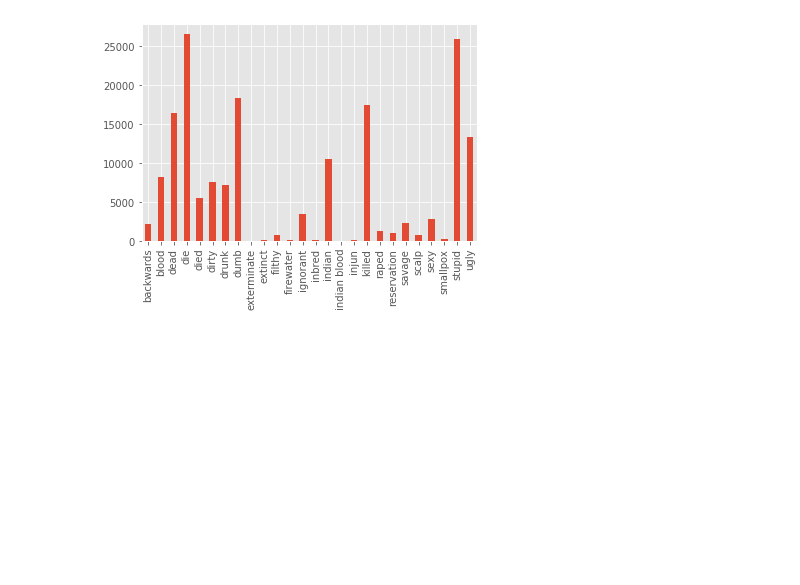
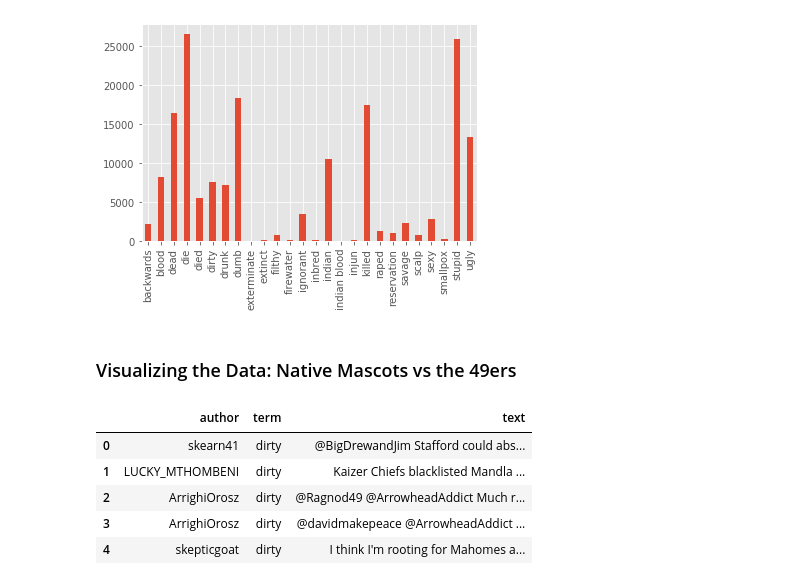
Before and after one commit to IndigenousEngineering/Not_Your_Mascot, a Jupyter notebook: Not_Your_Mascot_full.ipynb, the cells around one changed output. Cells and saved outputs as stored; diff of their text form; code cells hidden in the pictures; blank space fills up the shorter version.

```diff
--- a/Not_Your_Mascot_full.ipynb
+++ b/Not_Your_Mascot_full.ipynb
@@ -1397,3 +1399,5 @@ Not_Your_Mascot_full_df['term'].value_counts().sort_index().plot.bar()
 # %% [output]
 <matplotlib.axes._subplots.AxesSubplot at 0x...>
 [figure]
+# %% [markdown]
+### Visualizing the Data: Native Mascots vs the 49ers
@@ -1399,0 +1412,9 @@ Not_Your_Mascot_full_df['term'].value_counts().sort_index().plot.bar()
+# %%
+Native_mascots_df.head()
+# %% [output]
+|  | author | term | text |
+| 0 | skearn41 | dirty | @BigDrewandJim Stafford could abs... |
+| 1 | LUCKY_MTHOMBENI | dirty | Kaizer Chiefs blacklisted Mandla ... |
+| 2 | ArrighiOrosz | dirty | @Ragnod49 @ArrowheadAddict Much r... |
+| 3 | ArrighiOrosz | dirty | @davidmakepeace @ArrowheadAddict ... |
+| 4 | skepticgoat | dirty | I think I'm rooting for Mahomes a... |
```
Also changed, not shown: parts of 6 cells of this notebook.
